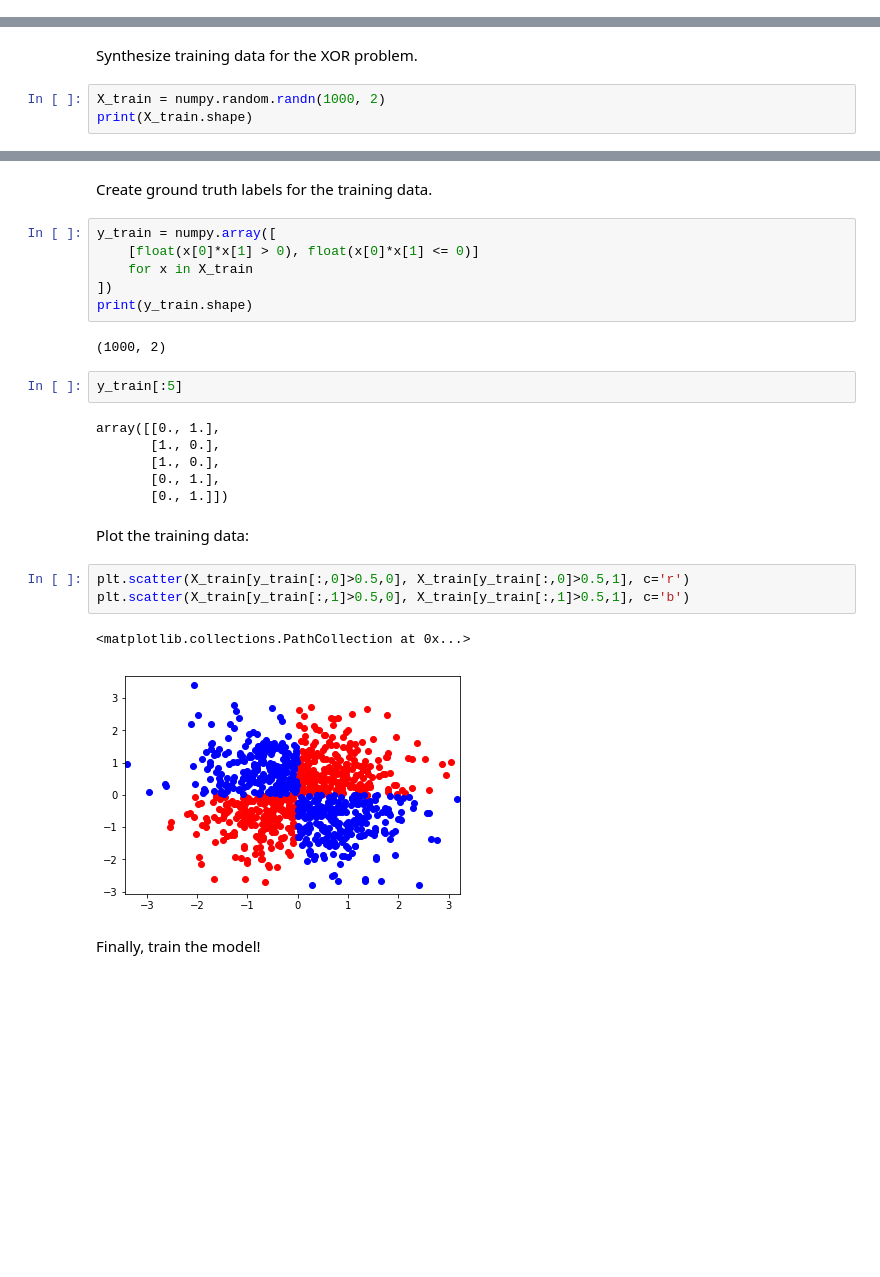
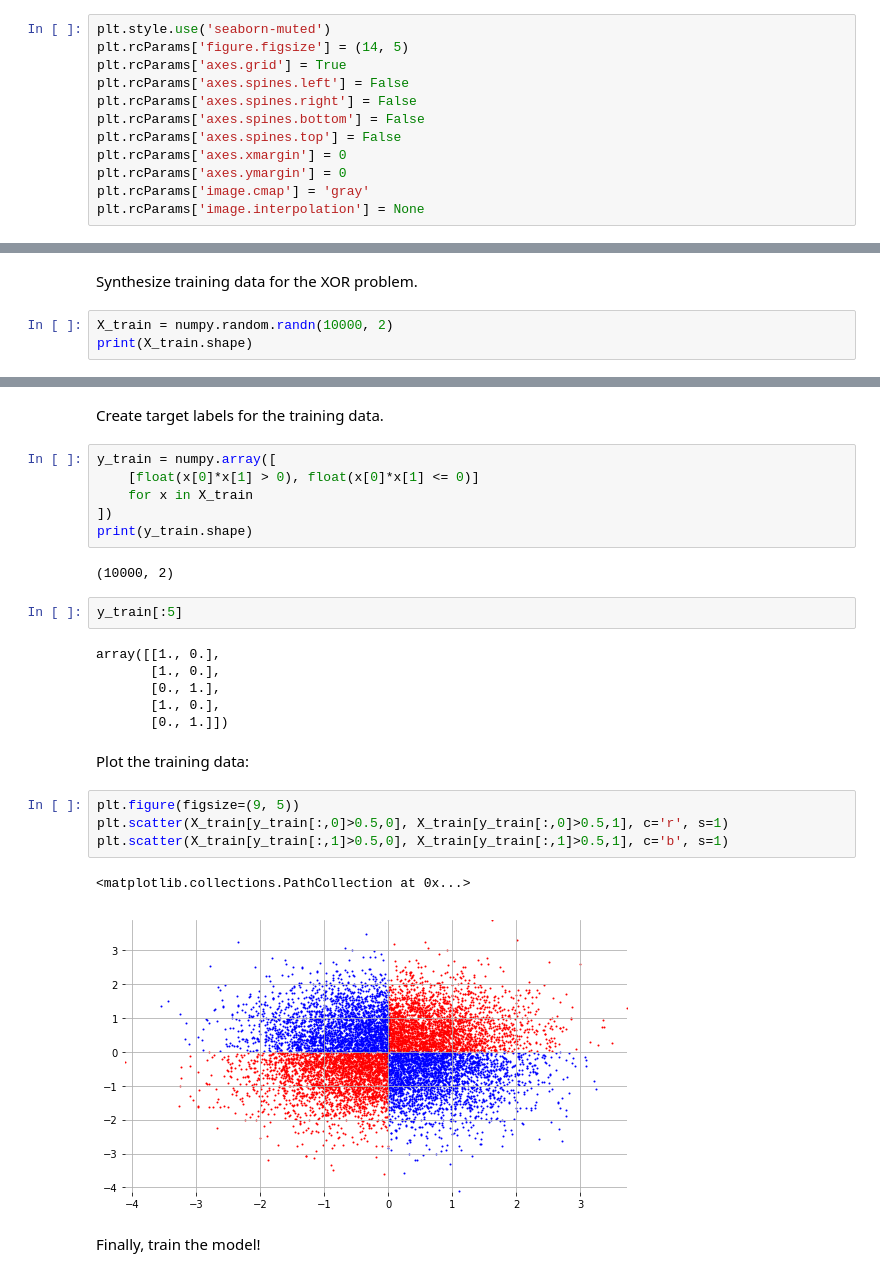
Before and after one commit to iranroman/musicinformationretrieval.com, a Jupyter notebook: neural_networks.ipynb, the cells around one changed output, grey strips where cells are left out. Drawn from its saved outputs; the diff is of its cells as text; blank space fills up the shorter version.

```diff
--- a/neural_networks.ipynb
+++ b/neural_networks.ipynb
@@ -10,3 +11,15 @@ Using TensorFlow backend.
+# %%
+plt.style.use('seaborn-muted')
+plt.rcParams['figure.figsize'] = (14, 5)
+plt.rcParams['axes.grid'] = True
+plt.rcParams['axes.spines.left'] = False
+plt.rcParams['axes.spines.right'] = False
+plt.rcParams['axes.spines.bottom'] = False
+plt.rcParams['axes.spines.top'] = False
+plt.rcParams['axes.xmargin'] = 0
+plt.rcParams['axes.ymargin'] = 0
+plt.rcParams['image.cmap'] = 'gray'
+plt.rcParams['image.interpolation'] = None
 # %% [markdown]
 [&larr; Back to Index](index.html)
 # %% [markdown]
@@ -46,6 +58,6 @@ The operation XOR is defined as: `XOR(x, y) = 1 if x != y else 0`
 # %% [markdown]
 Synthesize training data for the XOR problem.
 # %%
-X_train = numpy.random.randn(1000, 2)
+X_train = numpy.random.randn(10000, 2)
 print(X_train.shape)
 # %% [output]
@@ -61,5 +73,5 @@ print(X_train[:5])
 # %% [markdown]
-Create ground truth labels for the training data.
+Create target labels for the training data.
 # %%
 y_train = numpy.array([
     [float(x[0]*x[1] > 0), float(x[0]*x[1] <= 0)]
@@ -67,23 +79,24 @@ y_train = numpy.array([
 ])
 print(y_train.shape)
 # %% [output]
-(1000, 2)
+(10000, 2)
 # %%
 y_train[:5]
 # %% [output]
-array([[0., 1.],
-       [1., 0.],
+array([[1., 0.],
        [1., 0.],
        [0., 1.],
+       [1., 0.],
        [0., 1.]])
 # %% [markdown]
 Plot the training data:
 # %%
-plt.scatter(X_train[y_train[:,0]>0.5,0], X_train[y_train[:,0]>0.5,1], c='r')
-plt.scatter(X_train[y_train[:,1]>0.5,0], X_train[y_train[:,1]>0.5,1], c='b')
+plt.figure(figsize=(9, 5))
+plt.scatter(X_train[y_train[:,0]>0.5,0], X_train[y_train[:,0]>0.5,1], c='r', s=1)
+plt.scatter(X_train[y_train[:,1]>0.5,0], X_train[y_train[:,1]>0.5,1], c='b', s=1)
 # %% [output]
 <matplotlib.collections.PathCollection at 0x...>
-[figure, old version]
+[figure, new version]
 # %% [markdown]
 Finally, train the model!
 # %%
```
Also changed, not shown: parts of 57 cells of this notebook, 1 other file.
